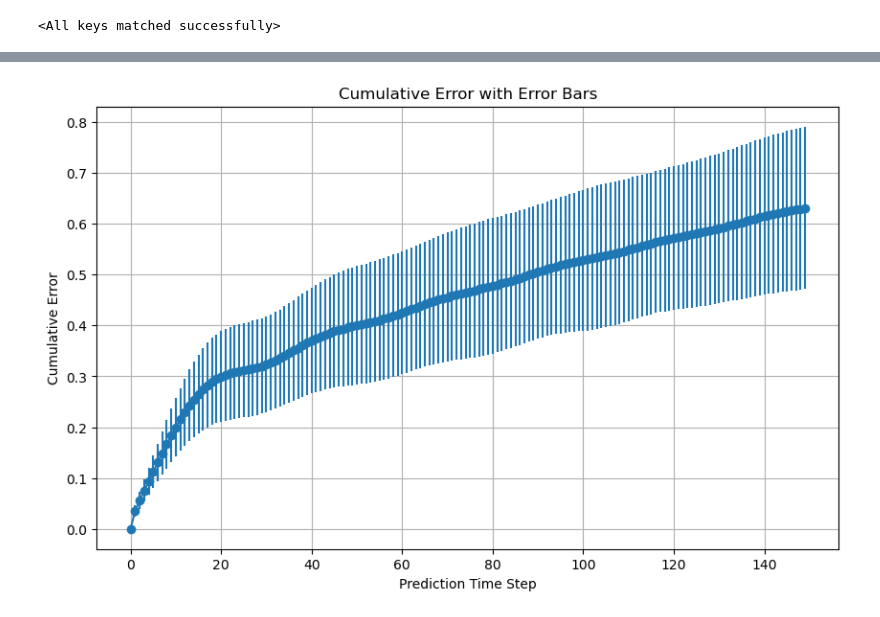
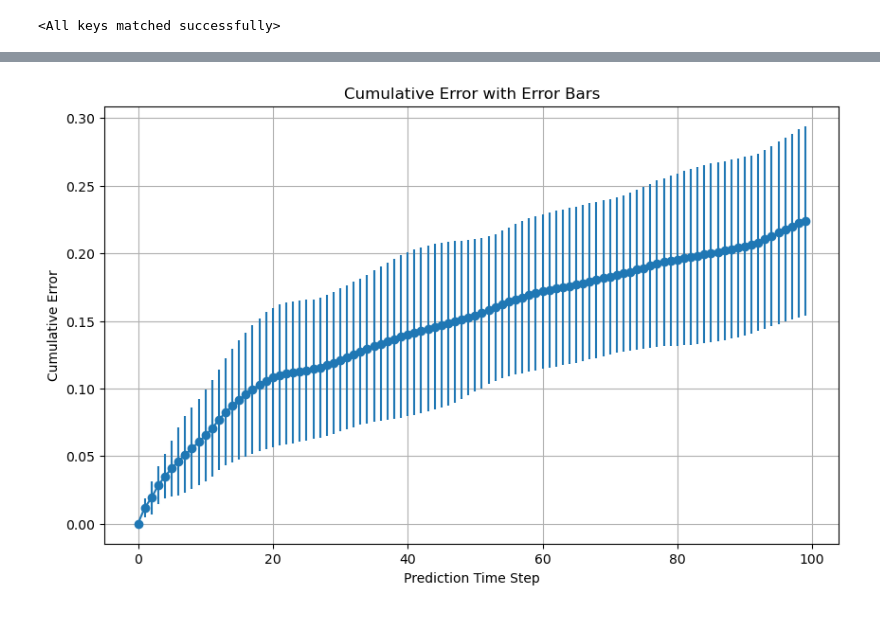
Before and after one commit to Shiqi-Wu/sensor_case, a Jupyter notebook: pca_from_formulation/test_MatrixWithInputs.ipynb, the cells around one changed output, grey strips where cells are left out. Saved outputs shown, nothing was run; the diff lists cells and outputs as text; code cells hidden in the pictures.

```diff
--- a/pca_from_formulation/test_MatrixWithInputs.ipynb
+++ b/pca_from_formulation/test_MatrixWithInputs.ipynb
@@ -21,7 +18,8 @@ with open(config_path, 'r') as file:
     config = yaml.safe_load(file)
 # %%
 save_dir = config['save_dir']
-data_dir = config['data_dir']
+train_data_dir = config['data_dir']
+test_data_dir = '/home/shiqi/code/model_combination_Argos/data_linear_1000_test'
 
 train_loss = np.load(os.path.join(save_dir, 'train_losses.npy'))
 test_loss = np.load(os.path.join(save_dir, 'test_losses.npy'))
@@ -91,38 +88,45 @@ len(x_dataset)
 # %%
 # start from the zero point
 nu = torch.tensor([1000])
-x_data_pred_traj = []
-x_data_pca_traj = []
-x_data_pca_pred_traj = []
+x_dataset_pred = []
+x_dataset_true = []
+x_pca_dataset_pred = []
+x_pca_dataset_true = []
 nu = torch.tensor(build_nu(nu_list, 1, nu), dtype=torch.int16)
 nu = nu.reshape((1, -1))
 for x_data, u_data in zip(x_dataset, u_dataset):
-    steps = window_size
+    steps = end - begin
 
     x_data = torch.tensor(x_data, dtype=torch.float32).to(device)
     u_data = torch.tensor(u_data, dtype=torch.float32).to(device)
     x_pred = torch.zeros_like(x_data).to(device)
     x_pred[0, :] = x_data[0, :]
-    x0 = model.encode(x_data[0, :].reshape(1, -1))
-    x0 = model.state_dic(x0)
+    x0_pca = model.encode(x_data[0, :].reshape(1, -1))
     for step in range(1, steps):
         u = u_data[step-1, :].reshape(1, -1)
-        x1 = model.latent_to_latent_forward(x0, u, nu)
-        x_pred[step, :] = model.decode(x1)
-        x0 = x1
-    x_data_pred_traj.append(x_pred.detach().cpu().numpy())
-
+        x1_pca = model.pca_forward(x0_pca, u, nu)
+        x_pred[step, :] = model.pca_decode(x1_pca)
+        x0_pca = x1_pca
+    x_dataset_pred.append(x_pred.detach().cpu().numpy())
+    x_dataset_true.append(x_data.detach().cpu().numpy())
     x_pca_true = model.std_layer_1.transform(x_data.detach())
     x_pca_true = model.pca_transformer.transform(x_pca_true)
     x_pca_pred = model.std_layer_1.transform(x_pred.detach())
     x_pca_pred = model.pca_transformer.transform(x_pca_pred)
-    x_data_pca_traj.append(x_pca_true)
-    x_data_pca_pred_traj.append(x_pca_pred)
+    x_pca_dataset_true.append(x_pca_true)
+    x_pca_dataset_pred.append(x_pca_pred)
 # %%
-errors = [x_data_pred_traj[i] - x_dataset[i][:window_size, :] for i in range(len(x_data_pred_traj))]
+errors = [x_dataset_true[i] - x_dataset_pred[i] for i in range(len(x_dataset_true))]
+errors_pca = [x_pca_dataset_true[i] - x_pca_dataset_pred[i] for i in range(len(x_pca_dataset_true))]
 
 cumulative_error_norms = [np.array([np.linalg.norm(errors[i][:j+1,:]) for j in range(errors[i].shape[0])]) for i in range(len(errors))]
+cumulative_error_norms_pca = [np.array([np.linalg.norm(errors_pca[i][:j+1,:]) for j in range(errors_pca[i].shape[0])]) for i in range(len(errors_pca))]
 
-data_norms = [np.linalg.norm(x_dataset[i]) for i in range(len(x_dataset))]
+data_norms = [np.linalg.norm(x_dataset_true[i]) for i in range(len(x_dataset_true))]
+
+data_norms_pca = [np.linalg.norm(x_pca_dataset_true[i]) for i in range(len(x_pca_dataset_true))]
 
 relative_errors = [cumulative_error_norms[i] / data_norms[i] for i in range(len(cumulative_error_norms))]
+
+mean_relative_errors = np.mean(relative_errors, axis=0)
+std_relative_errors = np.std(relative_errors, axis=0)
@@ -132,15 +153,15 @@ std_relative_errors = np.std(relative_errors, axis=0)
 # %%
+
 # Plot the relative error with error bars
 plt.figure(figsize=(10, 6))
-plt.errorbar(range(window_size), mean_relative_errors, yerr=std_relative_errors, fmt='-o')
+plt.errorbar(range(steps), mean_relative_errors, yerr=std_relative_errors, fmt='-o')
 plt.xlabel('Prediction Time Step')
 plt.ylabel('Cumulative Error')
-# plt.ylim(0, 0.15)
 plt.title('Cumulative Error with Error Bars')
 plt.grid(True)
 plt.show()
 # %% [output]
-[figure, old version]
+[figure, new version]
 # %%
 domain_error_norms = [np.linalg.norm(errors[i]) for i in range(len(x_dataset))]
 domain_relative_error = [domain_error_norms[i]/data_norms[i] for i in range(len(domain_error_norms))]
```
Also changed, not shown: parts of 13 cells of this notebook, 47 other files.
